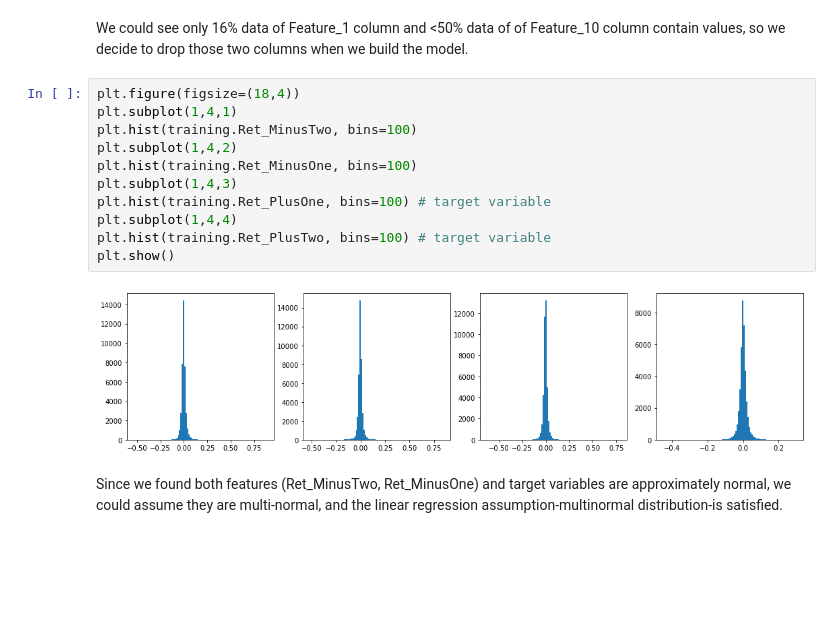
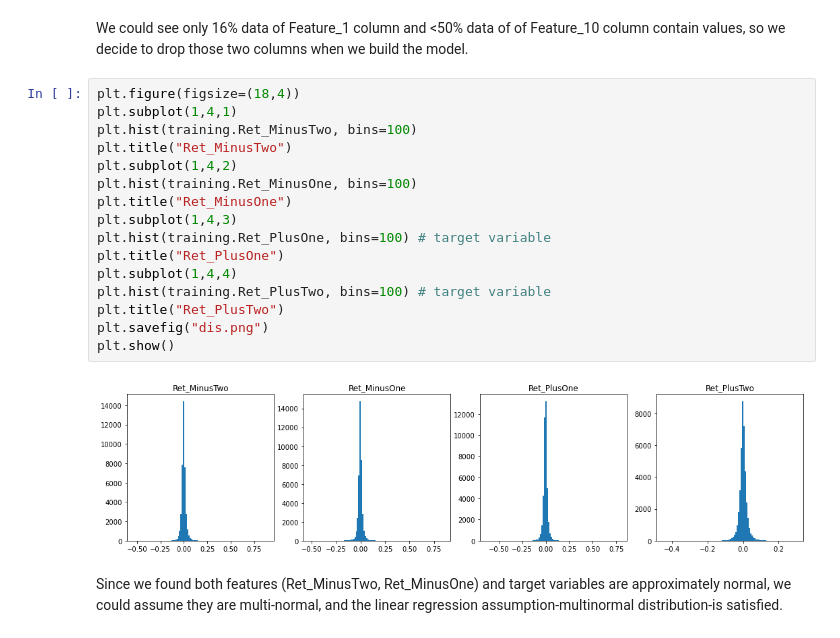
Before and after one commit to pyrrrrr0404/AWSFinalProject, a Jupyter notebook: Final Project.ipynb, the cells around one changed output. Saved outputs shown, nothing was run; the diff lists cells and outputs as text; blank space fills up the shorter version.

```diff
--- a/Final Project.ipynb
+++ b/Final Project.ipynb
@@ -88,16 +86,21 @@ We could see only 16% data of Feature_1 column and <50% data of of Feature_10 co
 # %%
 plt.figure(figsize=(18,4))
 plt.subplot(1,4,1)
 plt.hist(training.Ret_MinusTwo, bins=100)
+plt.title("Ret_MinusTwo")
 plt.subplot(1,4,2)
 plt.hist(training.Ret_MinusOne, bins=100)
+plt.title("Ret_MinusOne")
 plt.subplot(1,4,3)
 plt.hist(training.Ret_PlusOne, bins=100) # target variable
+plt.title("Ret_PlusOne")
 plt.subplot(1,4,4)
 plt.hist(training.Ret_PlusTwo, bins=100) # target variable
+plt.title("Ret_PlusTwo")
+plt.savefig("dis.png")
 plt.show()
 # %% [output]
-[figure, old version]
+[figure, new version]
 # %% [markdown]
 Since we found both features (Ret_MinusTwo, Ret_MinusOne) and target variables are approximately normal, we could assume they are multi-normal, and the linear regression assumption-multinormal distribution-is satisfied.
 # %%
```
Also changed, not shown: parts of 27 cells of this notebook, 1 other file.
